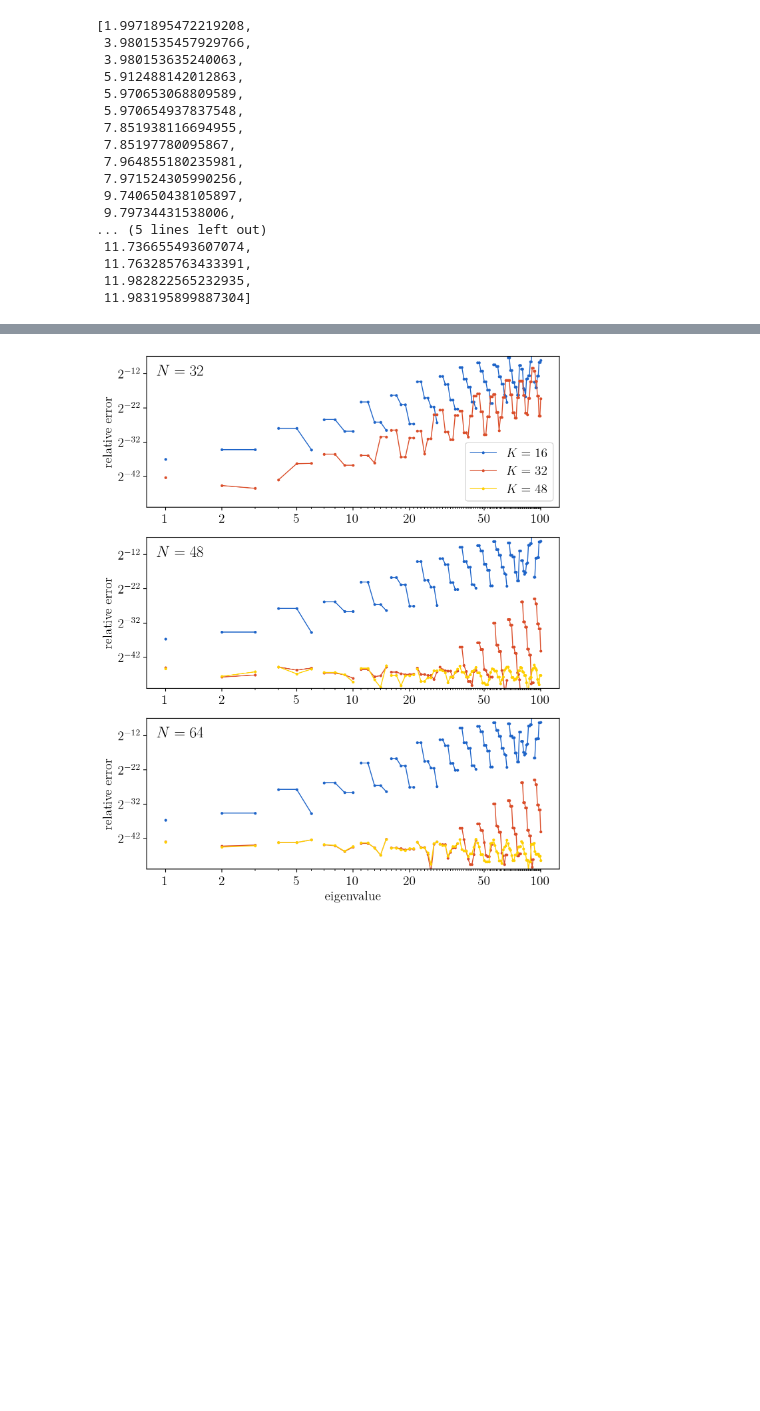
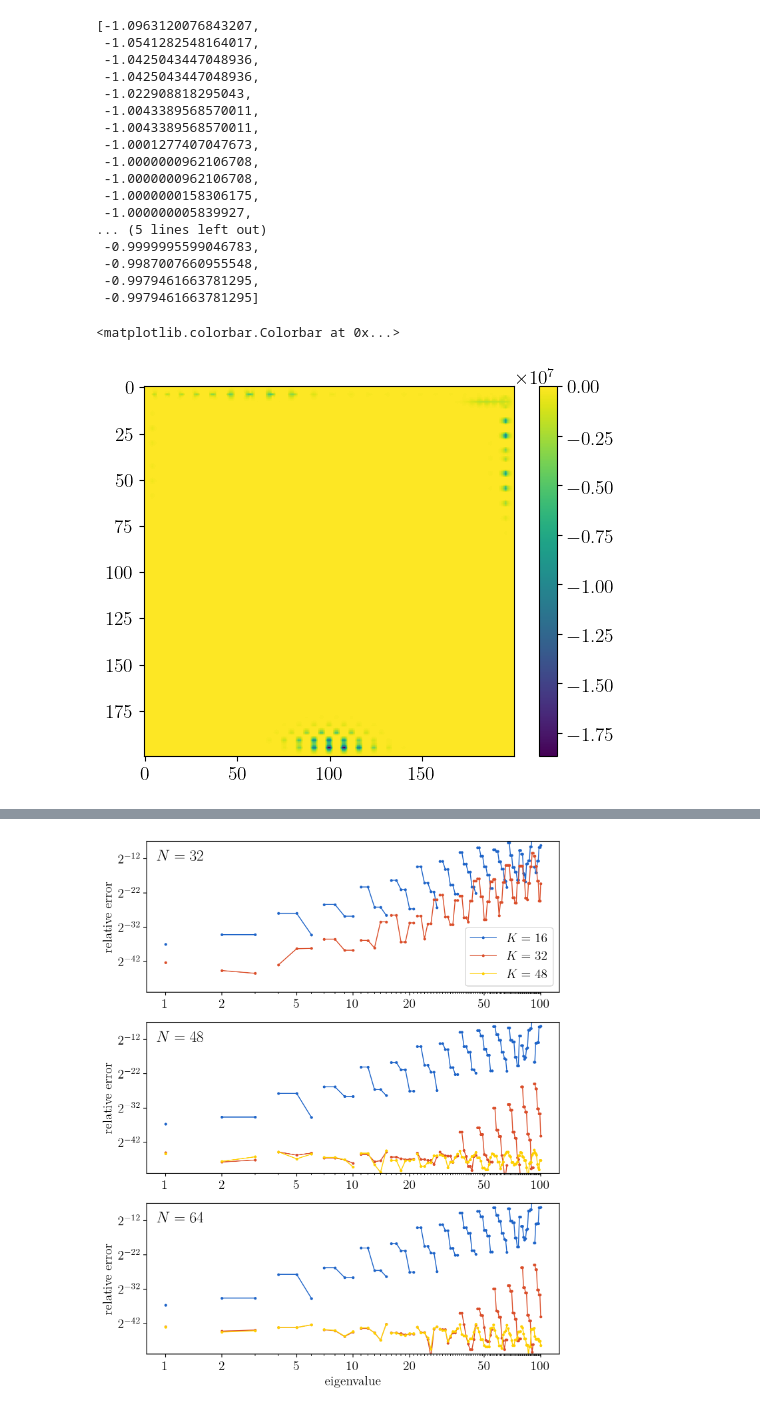
Before and after one commit to toonijn/PhD-thesis, a Jupyter notebook: img/chapter4/nm_benchmark_henon.ipynb, the cells around one changed output, grey strips where cells are left out. Drawn from its saved outputs; the diff is of its cells as text; code cells hidden in the pictures; blank space fills up the shorter version.

```diff
--- a/img/chapter4/nm_benchmark_henon.ipynb
+++ b/img/chapter4/nm_benchmark_henon.ipynb
@@ -18,29 +18,45 @@ for i in range(1, len(best_known)):
 def V(x, y):
     return x*x+y*y+1/6/math.sqrt(5)*y*(3*x*x-y*y)
 
-s = Schrodinger2D(V, Rectangle(-5,5, -5,5),
-                  gridSize=(64, 64), maxBasisSize=32)
+s = Schrodinger2D(V, Rectangle(-10, 10, -10,10),
+                  gridSize=(48, 48), maxBasisSize=48)
 
 
-s.eigenvalues(30, shiftInvert=True)[:21]
+s.eigenvalues(30, shiftInvert=True, tolerance=1e-14)[:21]
 # %% [output]
-[1.9971895472219208,
- 3.9801535457929766,
- 3.980153635240063,
- 5.912488142012863,
- 5.970653068809589,
- 5.970654937837548,
- 7.851938116694955,
- 7.85197780095867,
- 7.964855180235981,
- 7.971524305990256,
- 9.740650438105897,
- 9.79734431538006,
+[-1.0963120076843207,
+ -1.0541282548164017,
+ -1.0425043447048936,
+ -1.0425043447048936,
+ -1.022908818295043,
+ -1.0043389568570011,
+ -1.0043389568570011,
+ -1.0001277407047673,
+ -1.0000000962106708,
+ -1.0000000962106708,
+ -1.0000000158306175,
+ -1.000000005839927,
 ... (5 lines left out)
- 11.736655493607074,
- 11.763285763433391,
- 11.982822565232935,
- 11.983195899887304]
+ -0.9999995599046783,
+ -0.9987007660955548,
+ -0.9979461663781295,
+ -0.9979461663781295]
+# %%
+(e, f) = s.eigenfunctions(40)[-1]
+# %%
+import matplotlib.pyplot as plt
+d = 10
+ox, oy = 0,0
+x = np.linspace(ox-d, ox+d, 200)
+y = np.linspace(oy-d, oy+d, 200)
+X, Y = np.meshgrid(x, y)
+z = f(X.reshape(-1), Y.reshape(-1)).reshape(X.shape)
+
+plt.imshow(z, vmax=40)
+plt.colorbar()
+# %% [output]
+<matplotlib.colorbar.Colorbar at 0x...>
+[figure, added]
 # %%
 from p_tqdm import p_map
 
```
Also changed, not shown: parts of 4 cells of this notebook, 8 other files.
